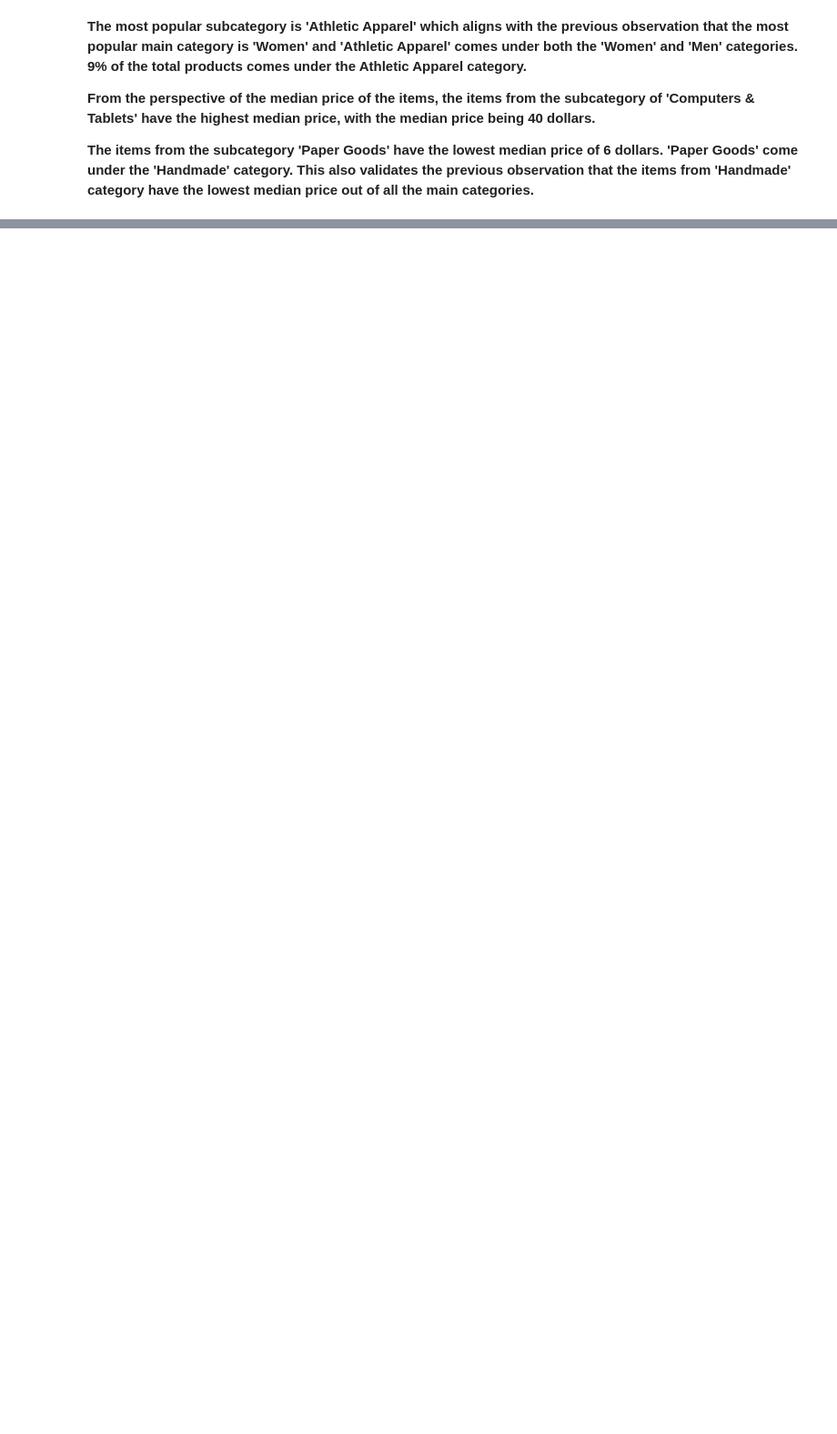
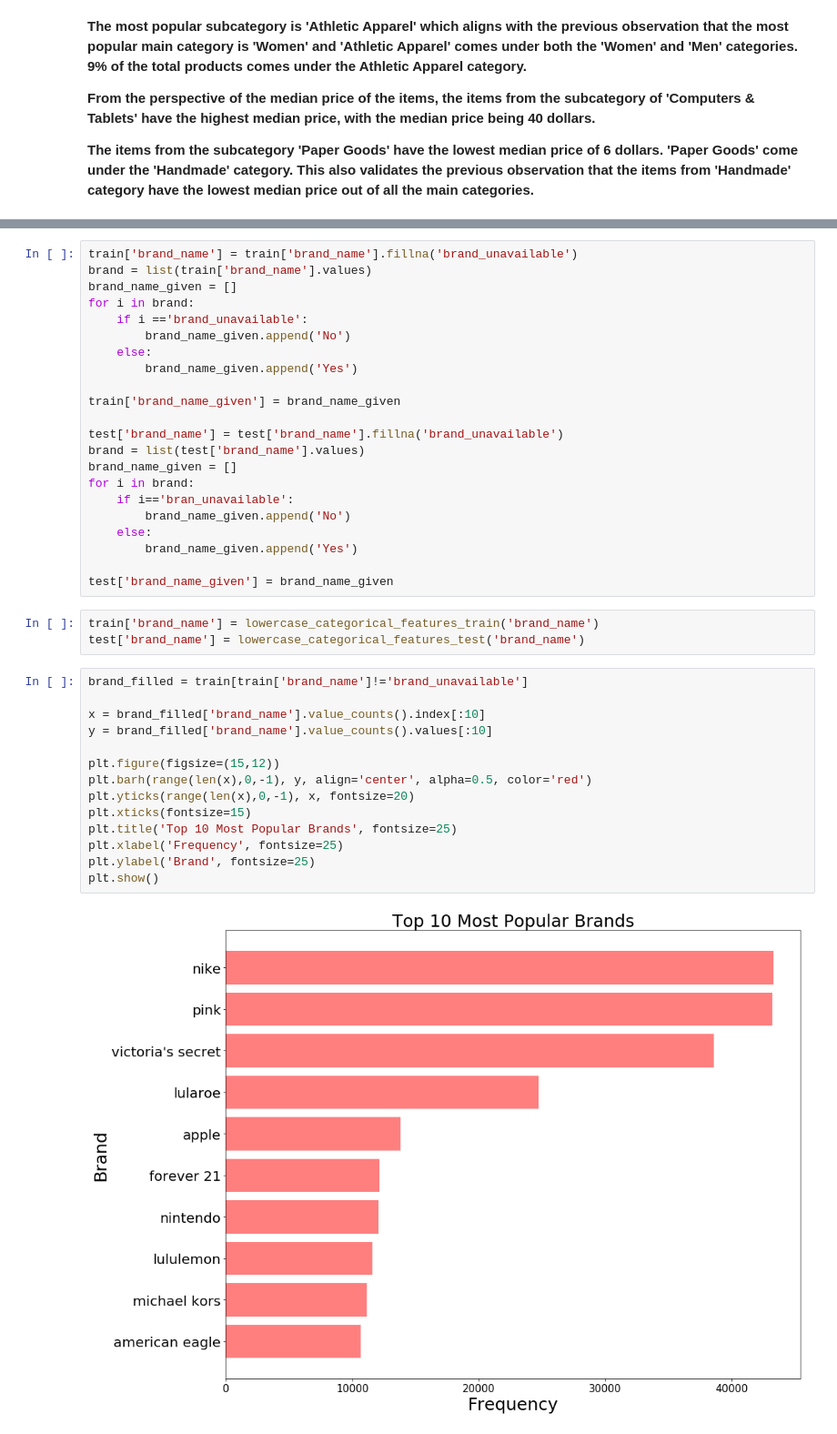
Before and after one commit to Sparrowan/Mercari-price-prediction, a Jupyter notebook: Mercari_Price_Prediction.ipynb, the cells around one changed output, grey strips where cells are left out. Shown at 91% size. Cells and saved outputs as stored; diff of their text form; blank space fills up the shorter version.

Commit message:
Part 5 second subcategory, brand

```diff
--- a/Mercari_Price_Prediction.ipynb
+++ b/Mercari_Price_Prediction.ipynb
@@ -473,0 +524,41 @@ stand
+# %%
+train['brand_name'] = train['brand_name'].fillna('brand_unavailable')
+brand = list(train['brand_name'].values)
+brand_name_given = []
+for i in brand:
+    if i =='brand_unavailable':
+        brand_name_given.append('No')
+    else:
+        brand_name_given.append('Yes')
+
+train['brand_name_given'] = brand_name_given
+
+test['brand_name'] = test['brand_name'].fillna('brand_unavailable')
+brand = list(test['brand_name'].values)
+brand_name_given = []
+for i in brand:
+    if i=='bran_unavailable':
+        brand_name_given.append('No')
+    else:
+        brand_name_given.append('Yes')
+
+test['brand_name_given'] = brand_name_given
+# %%
+train['brand_name'] = lowercase_categorical_features_train('brand_name')
+test['brand_name'] = lowercase_categorical_features_test('brand_name')
+# %%
+brand_filled = train[train['brand_name']!='brand_unavailable']
+
+x = brand_filled['brand_name'].value_counts().index[:10]
+y = brand_filled['brand_name'].value_counts().values[:10]
+
+plt.figure(figsize=(15,12))
+plt.barh(range(len(x),0,-1), y, align='center', alpha=0.5, color='red')
+plt.yticks(range(len(x),0,-1), x, fontsize=20)
+plt.xticks(fontsize=15)
+plt.title('Top 10 Most Popular Brands', fontsize=25)
+plt.xlabel('Frequency', fontsize=25)
+plt.ylabel('Brand', fontsize=25)
+plt.show()
+# %% [output]
+[figure, added]
```
Also changed, not shown: parts of 11 cells of this notebook.
